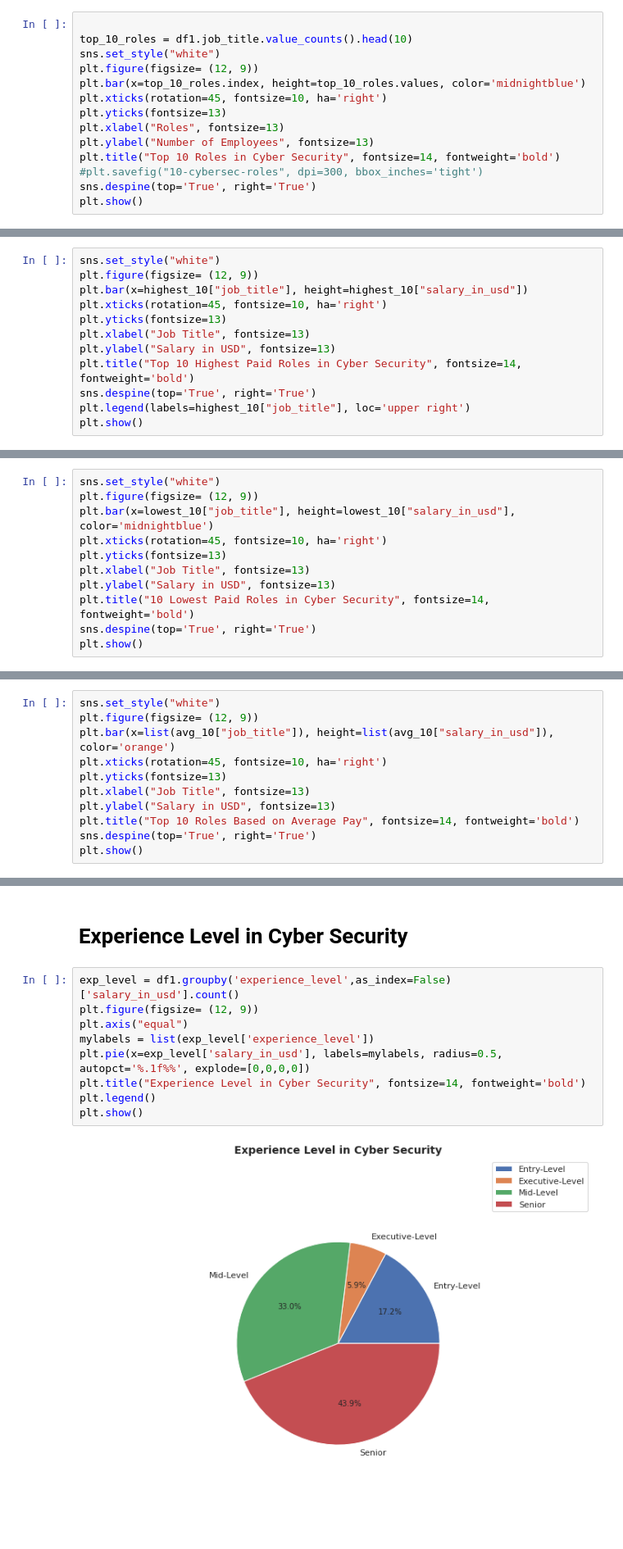
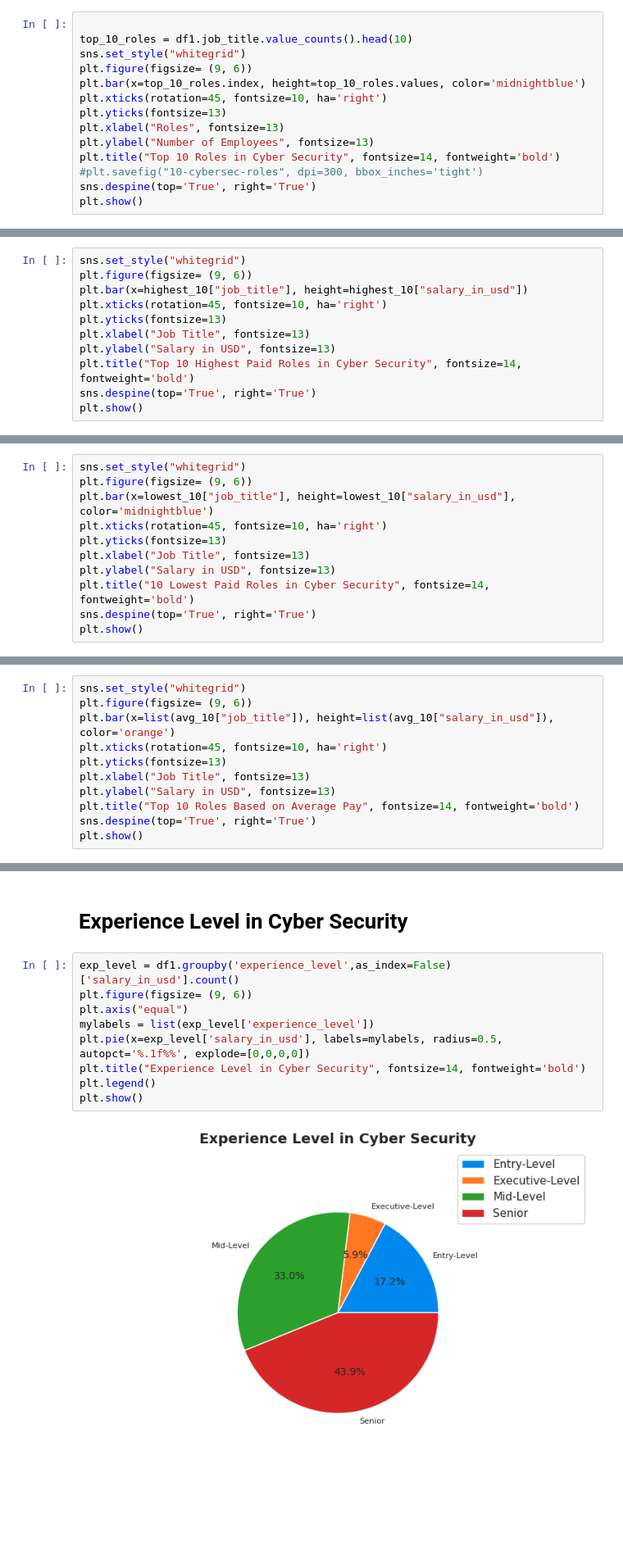
Before and after one commit to wa-le/cybersec-jobs-EDA, a Jupyter notebook: cybersec_jobs.ipynb, the cells around one changed output, grey strips where cells are left out. Shown at 82% size. Drawn from its saved outputs; the diff is of its cells as text; blank space fills up the shorter version.

```diff
--- a/cybersec_jobs.ipynb
+++ b/cybersec_jobs.ipynb
@@ -151,8 +150,8 @@ list(top_10_roles.index)
 # %%
 
 top_10_roles = df1.job_title.value_counts().head(10)
-sns.set_style("white")
-plt.figure(figsize= (12, 9))
+sns.set_style("whitegrid")
+plt.figure(figsize= (9, 6))
 plt.bar(x=top_10_roles.index, height=top_10_roles.values, color='midnightblue')
 plt.xticks(rotation=45, fontsize=10, ha='right')
 plt.yticks(fontsize=13)
@@ -257,6 +228,6 @@ Name: salary_in_usd, dtype: int64
 # %%
-sns.set_style("white")
-plt.figure(figsize= (12, 9))
+sns.set_style("whitegrid")
+plt.figure(figsize= (9, 6))
 plt.bar(x=highest_10["job_title"], height=highest_10["salary_in_usd"])
 plt.xticks(rotation=45, fontsize=10, ha='right')
 plt.yticks(fontsize=13)
@@ -264,6 +235,5 @@ plt.xlabel("Job Title", fontsize=13)
 plt.ylabel("Salary in USD", fontsize=13)
 plt.title("Top 10 Highest Paid Roles in Cyber Security", fontsize=14, fontweight='bold')
 sns.despine(top='True', right='True')
-plt.legend(labels=highest_10["job_title"], loc='upper right')
 plt.show()
 # %% [output]
@@ -274,8 +244,8 @@ plt.show()
 
 lowest_10 = df2.groupby('job_title',as_index=False)['salary_in_usd'].max().sort_values(by='salary_in_usd',ascending=False).tail(10)
 # %%
-sns.set_style("white")
-plt.figure(figsize= (12, 9))
+sns.set_style("whitegrid")
+plt.figure(figsize= (9, 6))
 plt.bar(x=lowest_10["job_title"], height=lowest_10["salary_in_usd"], color='midnightblue')
 plt.xticks(rotation=45, fontsize=10, ha='right')
 plt.yticks(fontsize=13)
@@ -304,8 +274,8 @@ avg_10
 | 31 | Head of Information Security | 199388.833333 |
 | 33 | IAM Engineer | 198333.333333 |
 # %%
-sns.set_style("white")
-plt.figure(figsize= (12, 9))
+sns.set_style("whitegrid")
+plt.figure(figsize= (9, 6))
 plt.bar(x=list(avg_10["job_title"]), height=list(avg_10["salary_in_usd"]), color='orange')
 plt.xticks(rotation=45, fontsize=10, ha='right')
 plt.yticks(fontsize=13)
@@ -320,12 +290,12 @@ plt.show()
 # **Experience Level in Cyber Security**
 # %%
 exp_level = df1.groupby('experience_level',as_index=False)['salary_in_usd'].count()
-plt.figure(figsize= (12, 9))
+plt.figure(figsize= (9, 6))
 plt.axis("equal")
 mylabels = list(exp_level['experience_level'])
 plt.pie(x=exp_level['salary_in_usd'], labels=mylabels, radius=0.5, autopct='%.1f%%', explode=[0,0,0,0])
 plt.title("Experience Level in Cyber Security", fontsize=14, fontweight='bold')
 plt.legend()
 plt.show()
 # %% [output]
-[figure, old version]
+[figure, new version]
```
Also changed, not shown: parts of 29 cells of this notebook.
